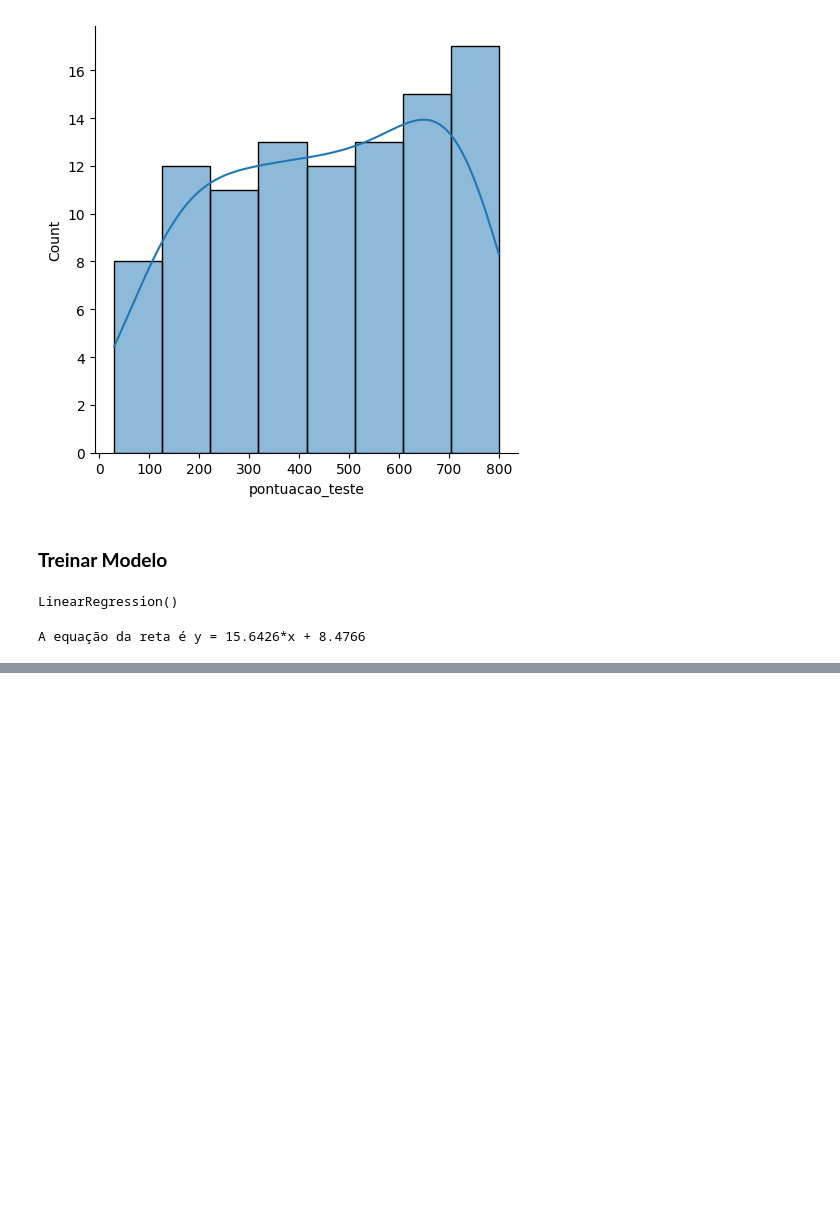
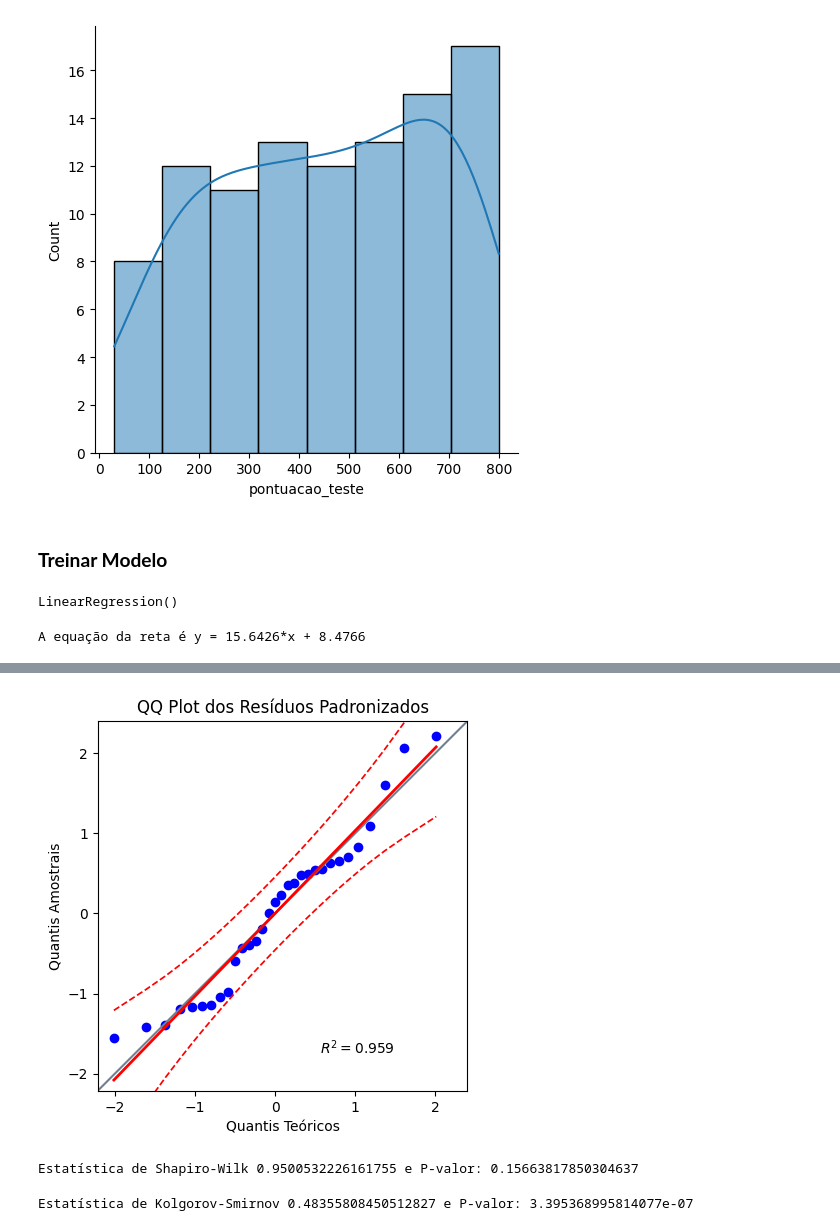
Before and after one commit to claitonneri/regressao_linear_simples, a Jupyter notebook: modelo_pontuacao.ipynb, the cells around one changed output, grey strips where cells are left out. Saved outputs shown, nothing was run; the diff lists cells and outputs as text; code cells hidden in the pictures; blank space fills up the shorter version.

```diff
--- a/modelo_pontuacao.ipynb
+++ b/modelo_pontuacao.ipynb
@@ -139,0 +220,29 @@ A equação da reta é y = 15.6426*x + 8.4766
+# %%
+# Checar se os resíduos seguem uma distribuição normal
+## QQ (Quantile-Quantile Plot): avalia se uma amostra segue uma distribuição teórica específica (normal, por exemplo).
+import pingouin as pg
+pg.qqplot(residuos_std, dist='norm', confidence=0.95)
+plt.xlabel("Quantis Teóricos")
+plt.ylabel("Quantis Amostrais")
+plt.title("QQ Plot dos Resíduos Padronizados")
+plt.show()
+# %% [output]
+[figure, added]
+# %%
+# Teste de Normalidade de Shapiro-Wilk
+# H0: Os dados seguem uma distribuição normal.
+# H1: Os dados não seguem uma distribuição normal.
+# Se o p-valor for maior que 0.05 não rejeita H0, caso contrário rejeita H0.
+stat_sh, p_value_sh = shapiro(residuos.reshape(-1))
+print("Estatística de Shapiro-Wilk {} e P-valor: {}".format(stat_sh, p_value_sh))
+# %% [output]
+Estatística de Shapiro-Wilk 0.9500532226161755 e P-valor: 0.15663817850304637
+# %%
+# Teste de Normalidade de Kolgorov-Smirnov.
+# H0: Os dados seguem uma distribuição normal.
+# H1: Os dados não seguem uma distribuição normal.
+# Se o p-valor for maior que 0.05 não rejeita H0, caso contrário rejeita H0.
+stat_ks, p_value_ks = kstest(residuos.reshape(-1), 'norm')
+print("Estatística de Kolgorov-Smirnov {} e P-valor: {}".format(stat_ks, p_value_ks))
+# %% [output]
+Estatística de Kolgorov-Smirnov 0.48355808450512827 e P-valor: 3.395368995814077e-07
```
Also changed, not shown: parts of 11 cells of this notebook.
